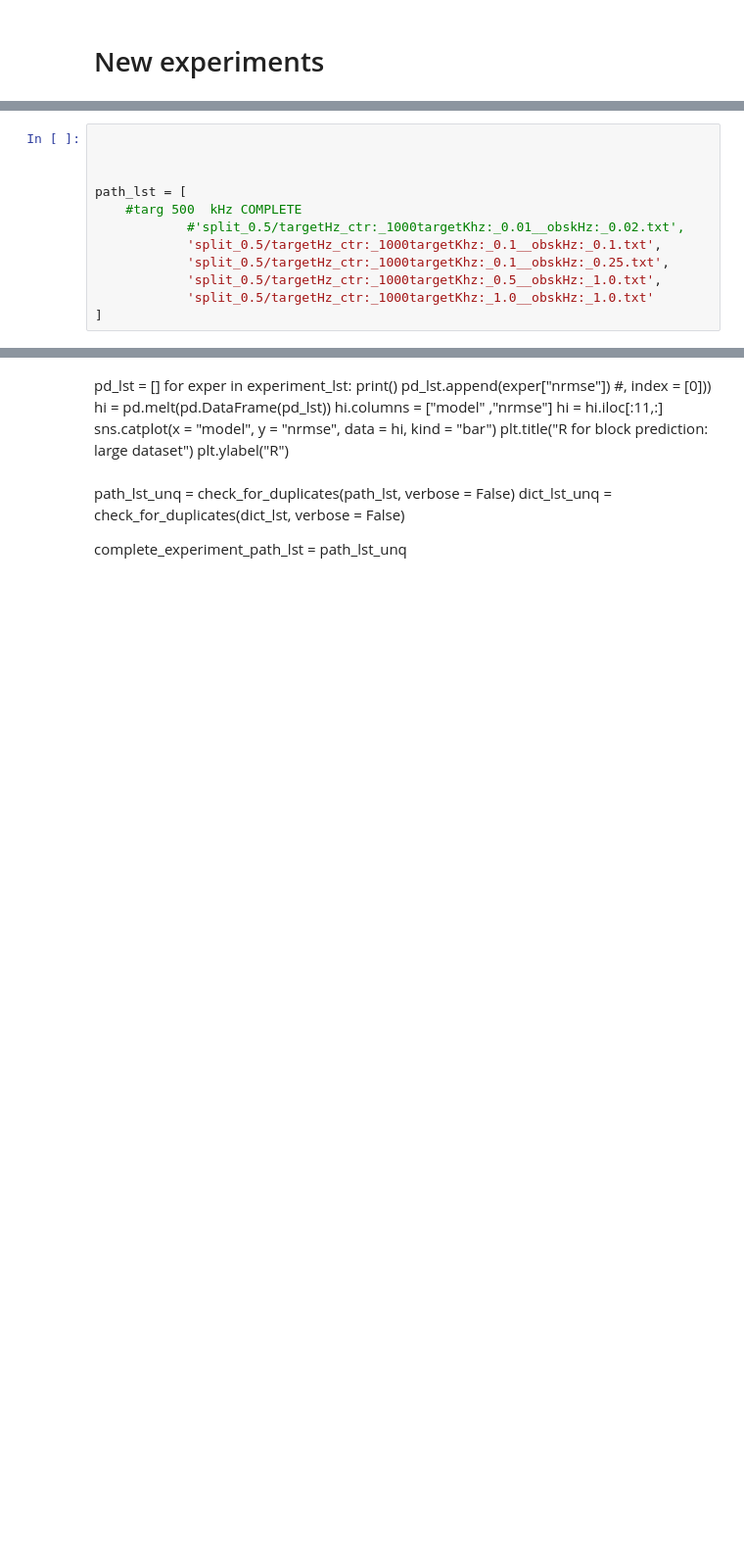
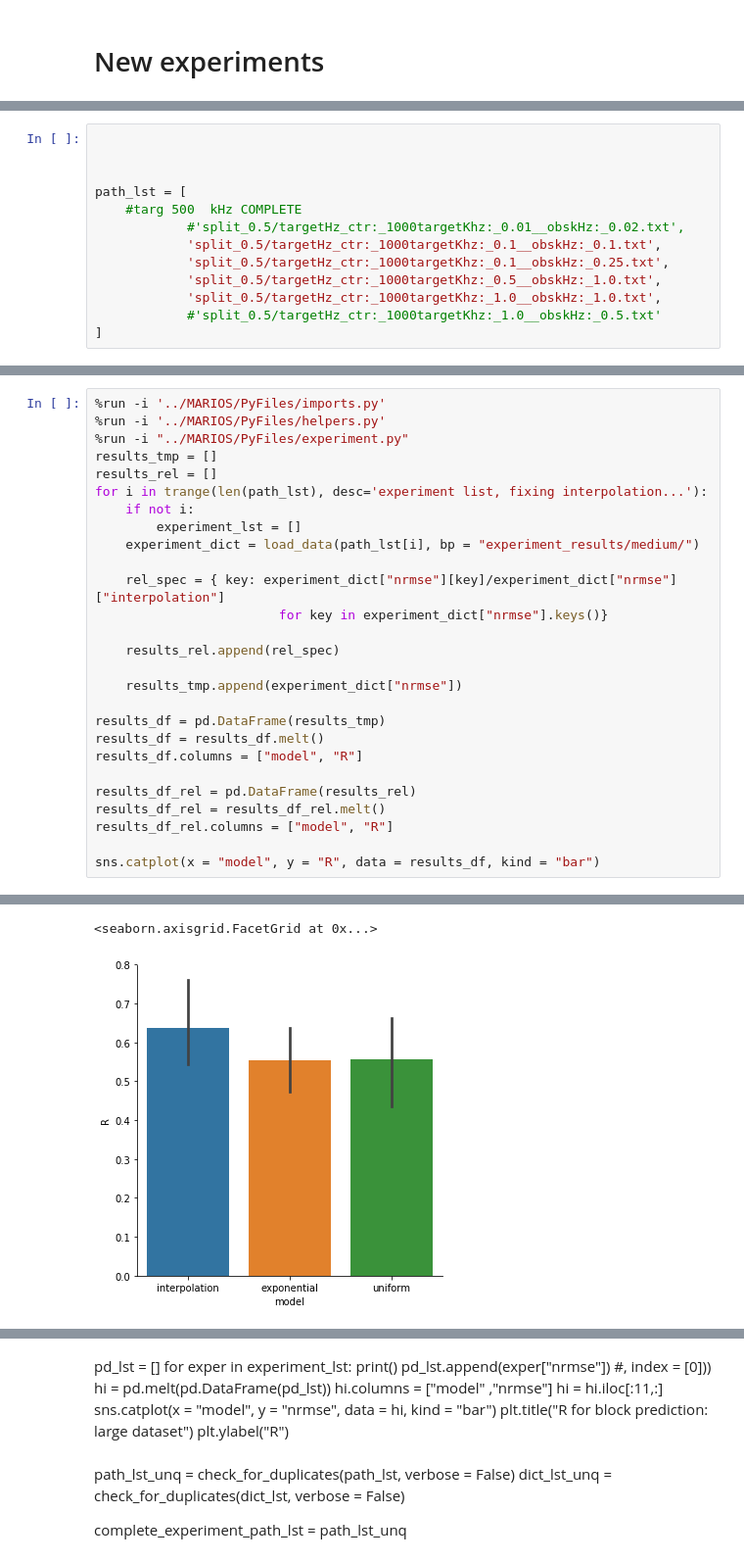
Before and after one commit to blindedjoy/Reservoir, a Jupyter notebook: MARIOS/Analysis.ipynb, the cells around one changed output, grey strips where cells are left out. Shown at 98% size. Saved outputs shown, nothing was run; the diff lists cells and outputs as text; blank space fills up the shorter version.

```diff
--- a/MARIOS/Analysis.ipynb
+++ b/MARIOS/Analysis.ipynb
@@ -377,5 +371,6 @@ path_lst = [
             'split_0.5/targetHz_ctr:_1000targetKhz:_0.1__obskHz:_0.1.txt',
             'split_0.5/targetHz_ctr:_1000targetKhz:_0.1__obskHz:_0.25.txt',
             'split_0.5/targetHz_ctr:_1000targetKhz:_0.5__obskHz:_1.0.txt',
-            'split_0.5/targetHz_ctr:_1000targetKhz:_1.0__obskHz:_1.0.txt'
+            'split_0.5/targetHz_ctr:_1000targetKhz:_1.0__obskHz:_1.0.txt',
+            #'split_0.5/targetHz_ctr:_1000targetKhz:_1.0__obskHz:_0.5.txt'
 ]
@@ -381,0 +389,28 @@ path_lst = [
+# %%
+%run -i '../MARIOS/PyFiles/imports.py'
+%run -i '../MARIOS/PyFiles/helpers.py'
+%run -i "../MARIOS/PyFiles/experiment.py"
+results_tmp = []
+results_rel = []
+for i in trange(len(path_lst), desc='experiment list, fixing interpolation...'):
+    if not i:
+        experiment_lst = []
+    experiment_dict = load_data(path_lst[i], bp = "experiment_results/medium/")
+
+    rel_spec = { key: experiment_dict["nrmse"][key]/experiment_dict["nrmse"]["interpolation"]
+                        for key in experiment_dict["nrmse"].keys()}
+
+    results_rel.append(rel_spec)
+
+    results_tmp.append(experiment_dict["nrmse"])
+
+results_df = pd.DataFrame(results_tmp)
+results_df = results_df.melt()
+results_df.columns = ["model", "R"]
+
+results_df_rel = pd.DataFrame(results_rel)
+results_df_rel = results_df_rel.melt()
+results_df_rel.columns = ["model", "R"]
+
+sns.catplot(x = "model", y = "R", data = results_df, kind = "bar")
+# %% [output]
@@ -381,0 +421,2 @@ path_lst = [
+<seaborn.axisgrid.FacetGrid at 0x...>
+[figure, added]
```
Also changed, not shown: parts of 45 cells of this notebook, 1 other file.
